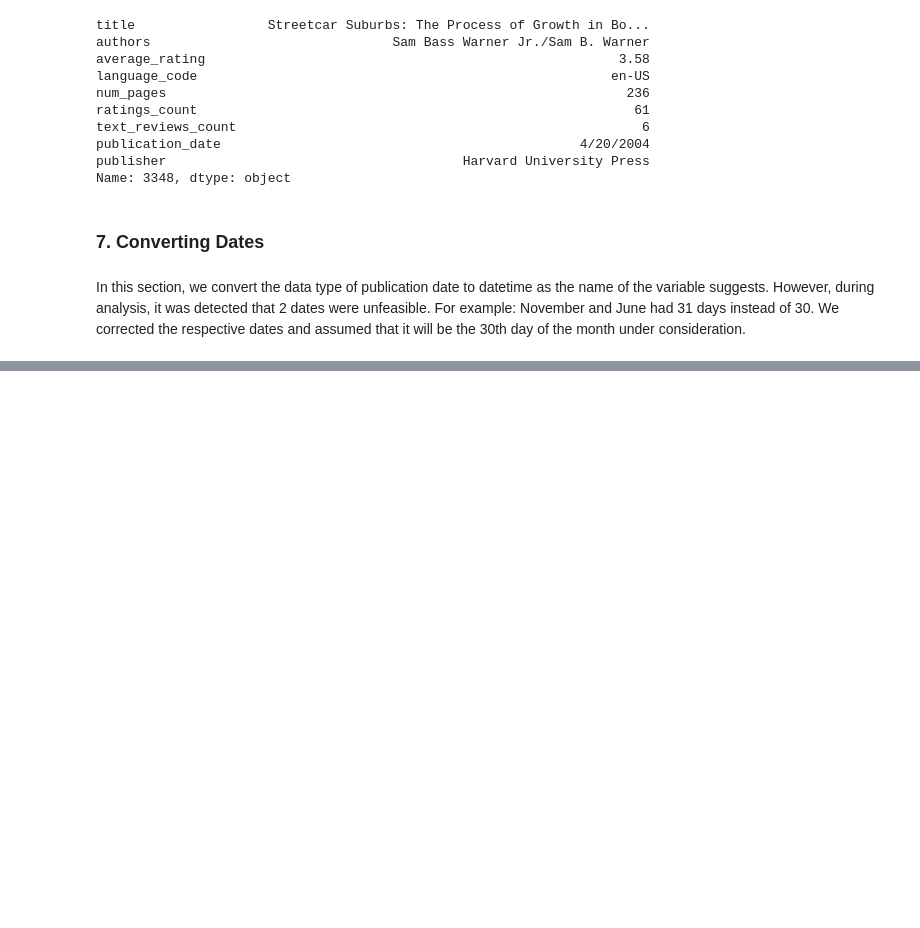
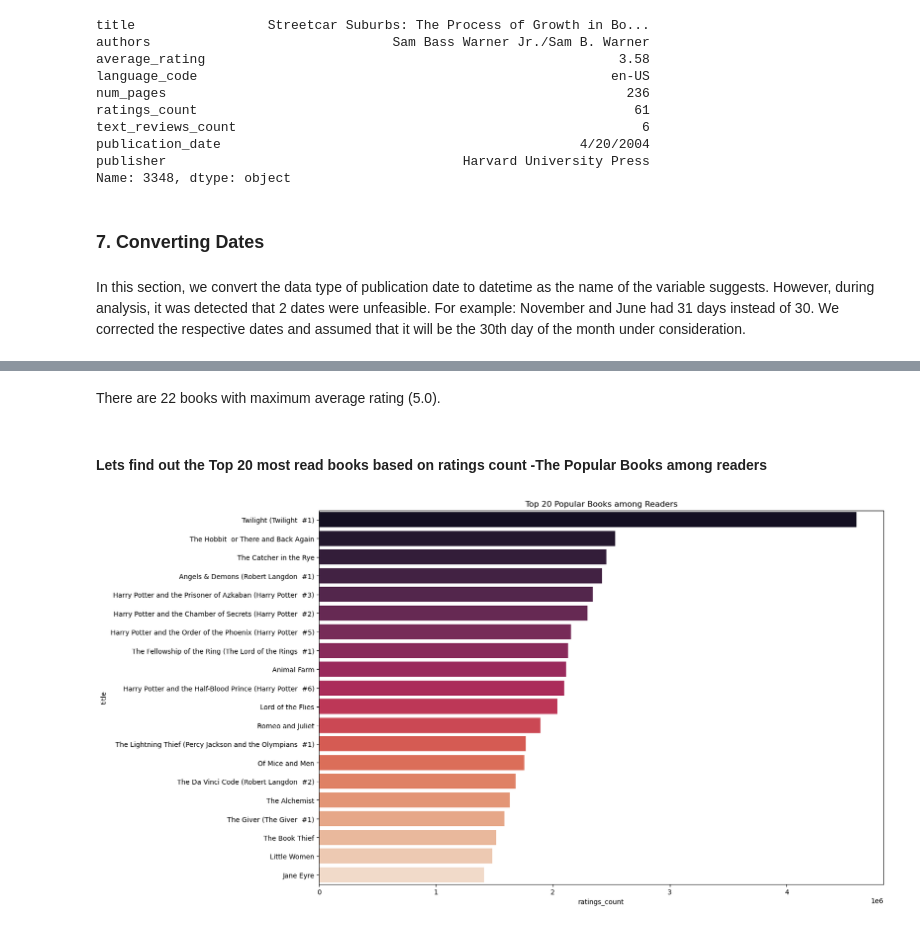
Before and after one commit to nareshkodam/Book-Rating-Prediction-Model, a Jupyter notebook: DataCleaning.ipynb, the cells around one changed output, grey strips where cells are left out. Drawn from its saved outputs; the diff is of its cells as text; code cells hidden in the pictures; blank space fills up the shorter version.

```diff
--- a/DataCleaning.ipynb
+++ b/DataCleaning.ipynb
@@ -255,0 +359,12 @@ In this section, we convert the data type of publication date to datetime as the
+# %% [markdown]
+There are 22 books with maximum average rating (5.0).
+# %% [markdown]
+#### Lets find out the Top 20 most read books based on ratings count -The Popular Books among readers
+# %%
+# Let's look at the top 20 rated books
+top_20 = df.sort_values('ratings_count', ascending=False).head(20).set_index('title')
+
+plt.figure(figsize=(15,10))
+sns.barplot(x=top_20['ratings_count'], y=top_20.index, palette='rocket').set(title='Top 20 Popular Books among Readers');
+# %% [output]
+[figure, added]
```
Also changed, not shown: parts of 22 cells of this notebook.
